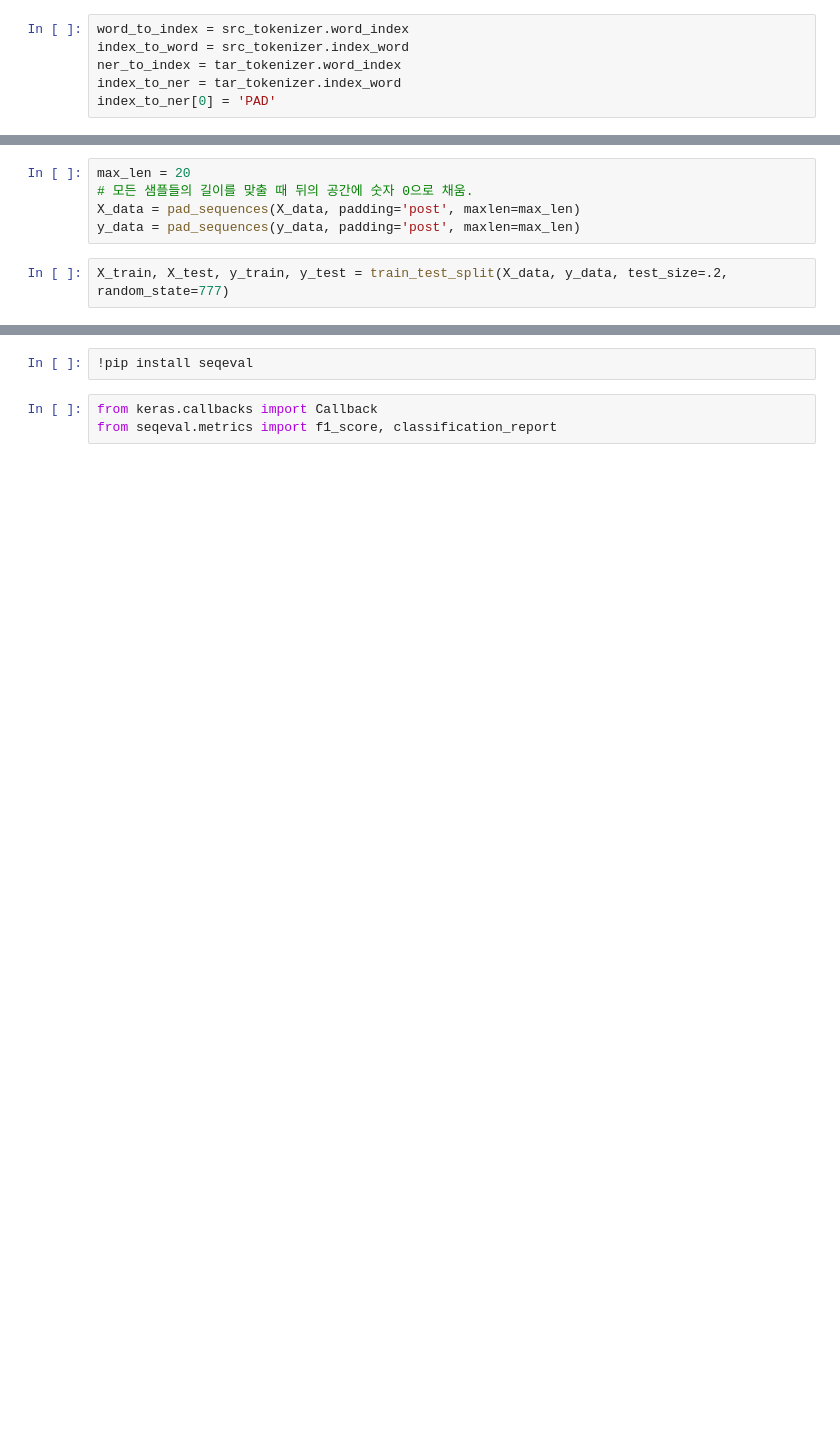
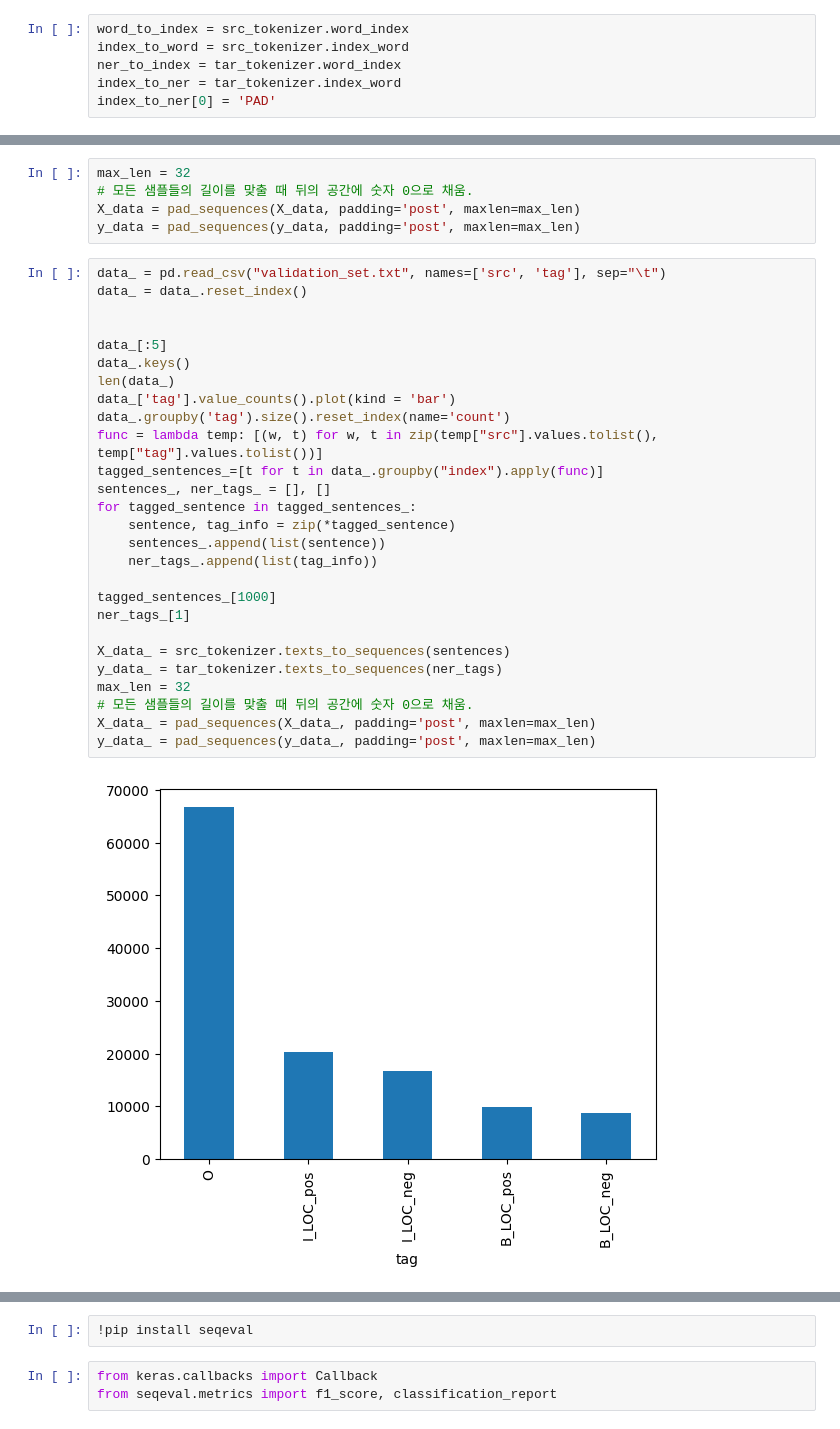
Before and after one commit to PiLinux-HY/Development, a Jupyter notebook: AI/LSTM.ipynb, the cells around one changed output, grey strips where cells are left out. Saved outputs shown, nothing was run; the diff lists cells and outputs as text; blank space fills up the shorter version.

```diff
--- a/AI/LSTM.ipynb
+++ b/AI/LSTM.ipynb
@@ -156,7 +203,34 @@ print('디코딩 문장 : {}'.format(decoded))
 # %%
-max_len = 20
+max_len = 32
 # 모든 샘플들의 길이를 맞출 때 뒤의 공간에 숫자 0으로 채움.
 X_data = pad_sequences(X_data, padding='post', maxlen=max_len)
 y_data = pad_sequences(y_data, padding='post', maxlen=max_len)
-# %%
-X_train, X_test, y_train, y_test = train_test_split(X_data, y_data, test_size=.2, random_state=777)
+# %%
+data_ = pd.read_csv("validation_set.txt", names=['src', 'tag'], sep="\t")
+data_ = data_.reset_index()
+
+
+data_[:5]
+data_.keys()
+len(data_)
+data_['tag'].value_counts().plot(kind = 'bar')
+data_.groupby('tag').size().reset_index(name='count')
+func = lambda temp: [(w, t) for w, t in zip(temp["src"].values.tolist(), temp["tag"].values.tolist())]
+tagged_sentences_=[t for t in data_.groupby("index").apply(func)]
+sentences_, ner_tags_ = [], []
+for tagged_sentence in tagged_sentences_:
+    sentence, tag_info = zip(*tagged_sentence)
+    sentences_.append(list(sentence))
+    ner_tags_.append(list(tag_info))
+
+tagged_sentences_[1000]
+ner_tags_[1]
+
+X_data_ = src_tokenizer.texts_to_sequences(sentences)
+y_data_ = tar_tokenizer.texts_to_sequences(ner_tags)
+max_len = 32
+# 모든 샘플들의 길이를 맞출 때 뒤의 공간에 숫자 0으로 채움.
+X_data_ = pad_sequences(X_data_, padding='post', maxlen=max_len)
+y_data_ = pad_sequences(y_data_, padding='post', maxlen=max_len)
+# %% [output]
+[figure, added]
```
Also changed, not shown: parts of 39 cells of this notebook, 9 other files.
